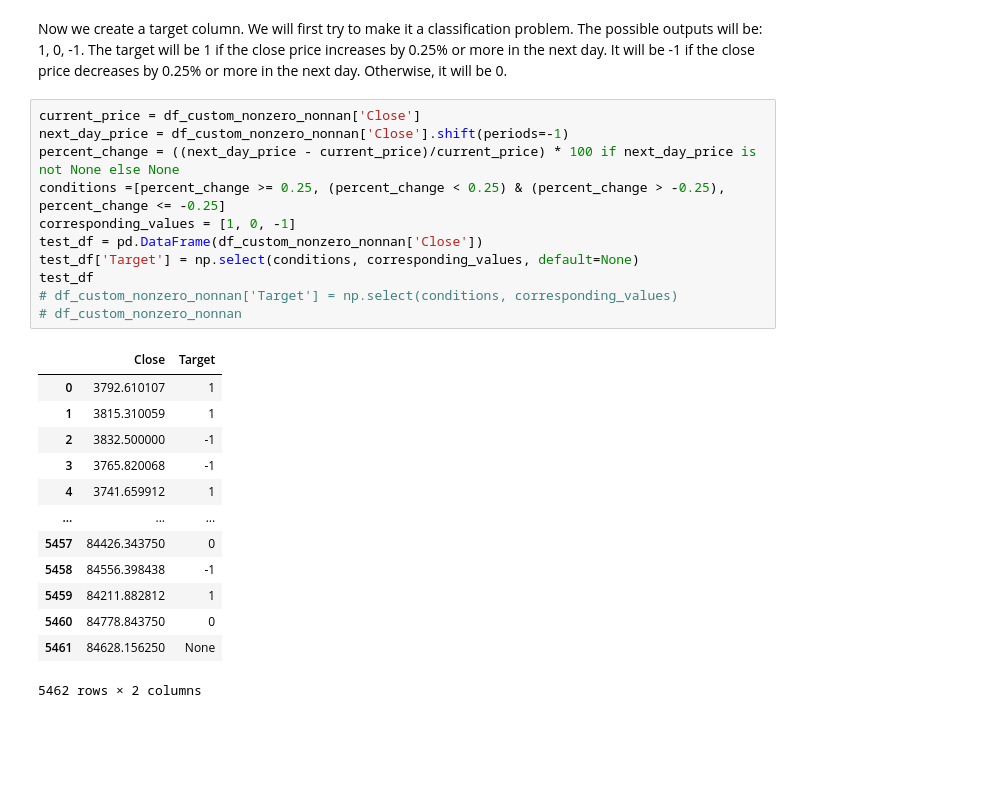
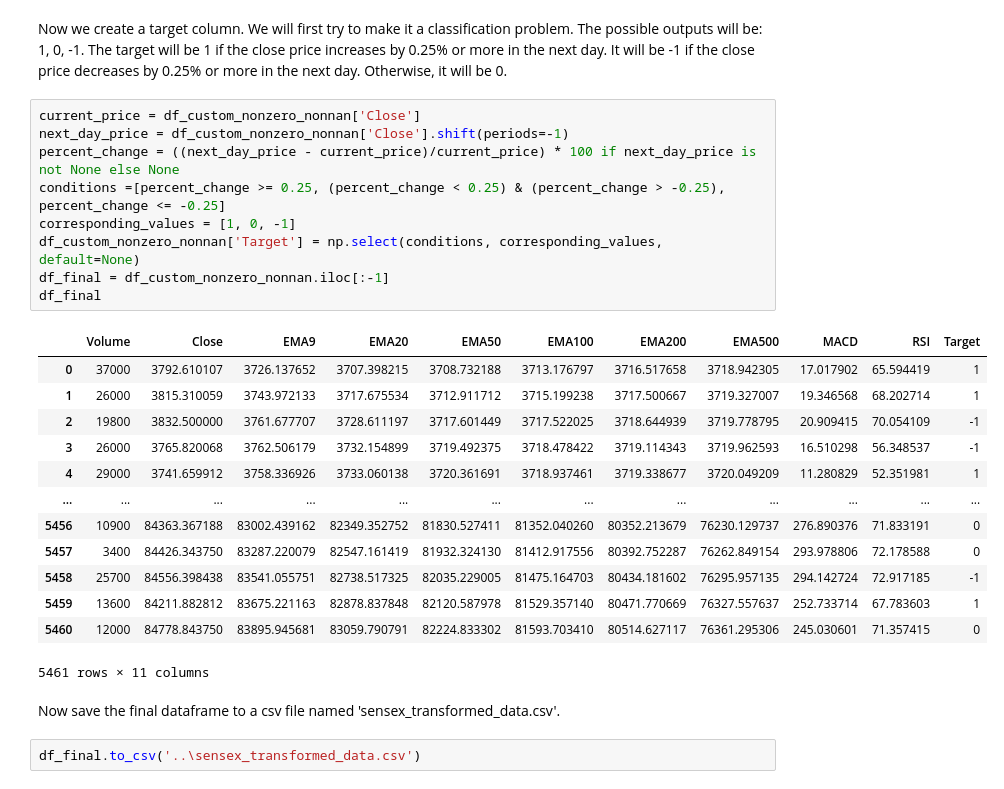
Before and after one commit to Ovaserashid/Stockmarketanalysis, a Jupyter notebook: data/transform.ipynb, the cells around one changed output. Drawn from its saved outputs; the diff is of its cells as text; blank space fills up the shorter version.

Commit message:
Add target column and save the dataframe to csv
Added the target column to the dataframe and saved
the final dataframe to a csv file named
sensex_transformed_data.csv

```diff
--- a/data/transform.ipynb
+++ b/data/transform.ipynb
@@ -201,25 +201,27 @@ by 0.25% or more in the next day. Otherwise, it will be 0.
 # %%
 current_price = df_custom_nonzero_nonnan['Close']
 next_day_price = df_custom_nonzero_nonnan['Close'].shift(periods=-1)
 percent_change = ((next_day_price - current_price)/current_price) * 100 if next_day_price is not None else None
 conditions =[percent_change >= 0.25, (percent_change < 0.25) & (percent_change > -0.25), percent_change <= -0.25]
 corresponding_values = [1, 0, -1]
-test_df = pd.DataFrame(df_custom_nonzero_nonnan['Close'])
-test_df['Target'] = np.select(conditions, corresponding_values, default=None)
-test_df
-# df_custom_nonzero_nonnan['Target'] = np.select(conditions, corresponding_values)
-# df_custom_nonzero_nonnan
+df_custom_nonzero_nonnan['Target'] = np.select(conditions, corresponding_values, default=None)
+df_final = df_custom_nonzero_nonnan.iloc[:-1]
+df_final
 # %% [output]
-|  | Close | Target |
-| 0 | 3792.610107 | 1 |
-| 1 | 3815.310059 | 1 |
-| 2 | 3832.500000 | -1 |
-| 3 | 3765.820068 | -1 |
-| 4 | 3741.659912 | 1 |
-| ... | ... | ... |
-| 5457 | 84426.343750 | 0 |
-| 5458 | 84556.398438 | -1 |
-| 5459 | 84211.882812 | 1 |
-| 5460 | 84778.843750 | 0 |
-| 5461 | 84628.156250 | None |
+|  | Volume | Close | EMA9 | EMA20 | EMA50 | EMA100 | EMA200 | EMA500 | MACD | RSI | Target |
+| 0 | 37000 | 3792.610107 | 3726.137652 | 3707.398215 | 3708.732188 | 3713.176797 | 3716.517658 | 3718.942305 | 17.017902 | 65.594419 | 1 |
+| 1 | 26000 | 3815.310059 | 3743.972133 | 3717.675534 | 3712.911712 | 3715.199238 | 3717.500667 | 3719.327007 | 19.346568 | 68.202714 | 1 |
+| 2 | 19800 | 3832.500000 | 3761.677707 | 3728.611197 | 3717.601449 | 3717.522025 | 3718.644939 | 3719.778795 | 20.909415 | 70.054109 | -1 |
+| 3 | 26000 | 3765.820068 | 3762.506179 | 3732.154899 | 3719.492375 | 3718.478422 | 3719.114343 | 3719.962593 | 16.510298 | 56.348537 | -1 |
+| 4 | 29000 | 3741.659912 | 3758.336926 | 3733.060138 | 3720.361691 | 3718.937461 | 3719.338677 | 3720.049209 | 11.280829 | 52.351981 | 1 |
+| ... | ... | ... | ... | ... | ... | ... | ... | ... | ... | ... | ... |
+| 5456 | 10900 | 84363.367188 | 83002.439162 | 82349.352752 | 81830.527411 | 81352.040260 | 80352.213679 | 76230.129737 | 276.890376 | 71.833191 | 0 |
+| 5457 | 3400 | 84426.343750 | 83287.220079 | 82547.161419 | 81932.324130 | 81412.917556 | 80392.752287 | 76262.849154 | 293.978806 | 72.178588 | 0 |
+| 5458 | 25700 | 84556.398438 | 83541.055751 | 82738.517325 | 82035.229005 | 81475.164703 | 80434.181602 | 76295.957135 | 294.142724 | 72.917185 | -1 |
+| 5459 | 13600 | 84211.882812 | 83675.221163 | 82878.837848 | 82120.587978 | 81529.357140 | 80471.770669 | 76327.557637 | 252.733714 | 67.783603 | 1 |
+| 5460 | 12000 | 84778.843750 | 83895.945681 | 83059.790791 | 82224.833302 | 81593.703410 | 80514.627117 | 76361.295306 | 245.030601 | 71.357415 | 0 |
-5462 rows × 2 columns
+5461 rows × 11 columns
+# %% [markdown]
+Now save the final dataframe to a csv file named 'sensex_transformed_data.csv'.
+# %%
+df_final.to_csv('..\sensex_transformed_data.csv')
```
Also changed, not shown: 2 other files.
